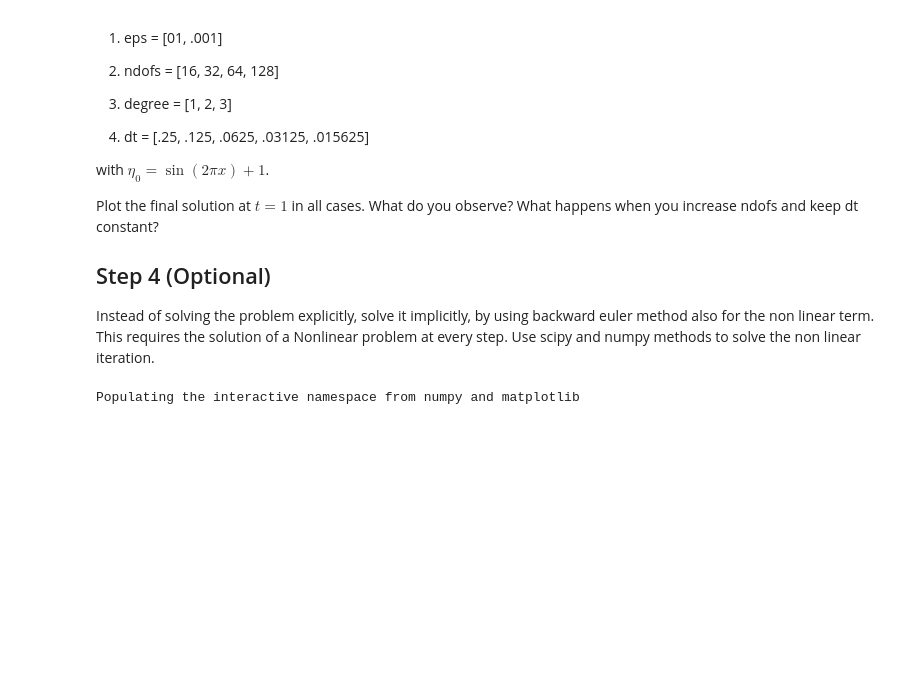
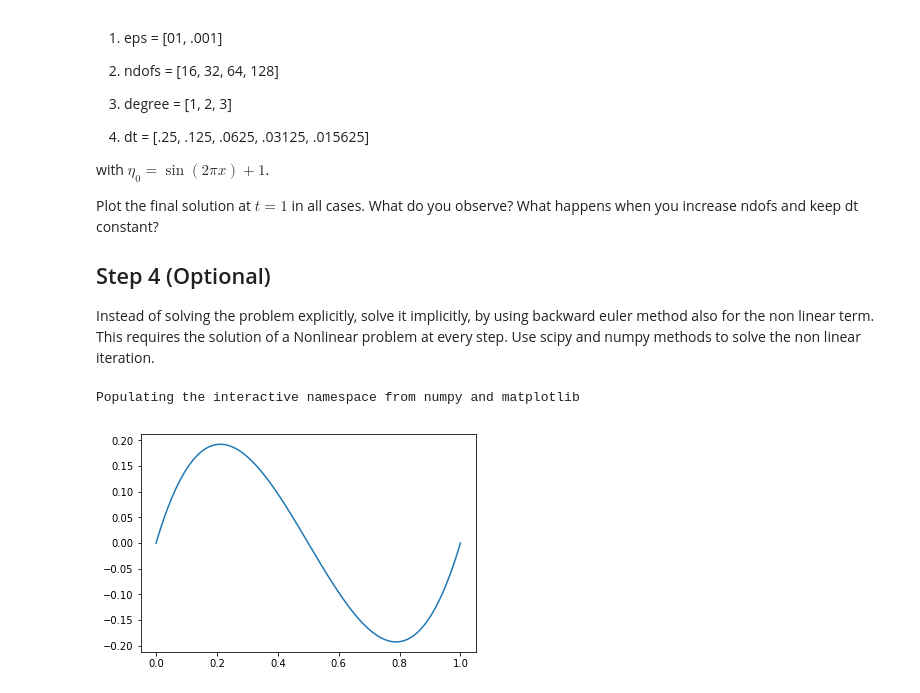
Before and after one commit to davydenk/P1.4_seed, a Jupyter notebook: final_project/final_project_2019-2020.ipynb, the cells around one changed output. Saved outputs shown, nothing was run; the diff lists cells and outputs as text; code cells hidden in the pictures; blank space fills up the shorter version.

```diff
--- a/final_project/final_project_2019-2020.ipynb
+++ b/final_project/final_project_2019-2020.ipynb
@@ -121,8 +121,13 @@ Populating the interactive namespace from numpy and matplotlib
 
 def F(eta):
     # Fill in with the derivative of the double well potential function
-    2.0*eta*(eta-1)**2 + 2.0*eta**2 * (eta-1)
-    return eta
+    return 2.0*eta*(eta-1)**2 + 2.0*eta**2 * (eta-1)
+# %%
+N = 100 #just to test
+x = np.linspace(0,1,N)
+_ = plt.plot(x,F(x))
+# %% [output]
+[figure, added]
 # %%
 # Step 1.2
 
```
Also changed, not shown: parts of 11 cells of this notebook.
